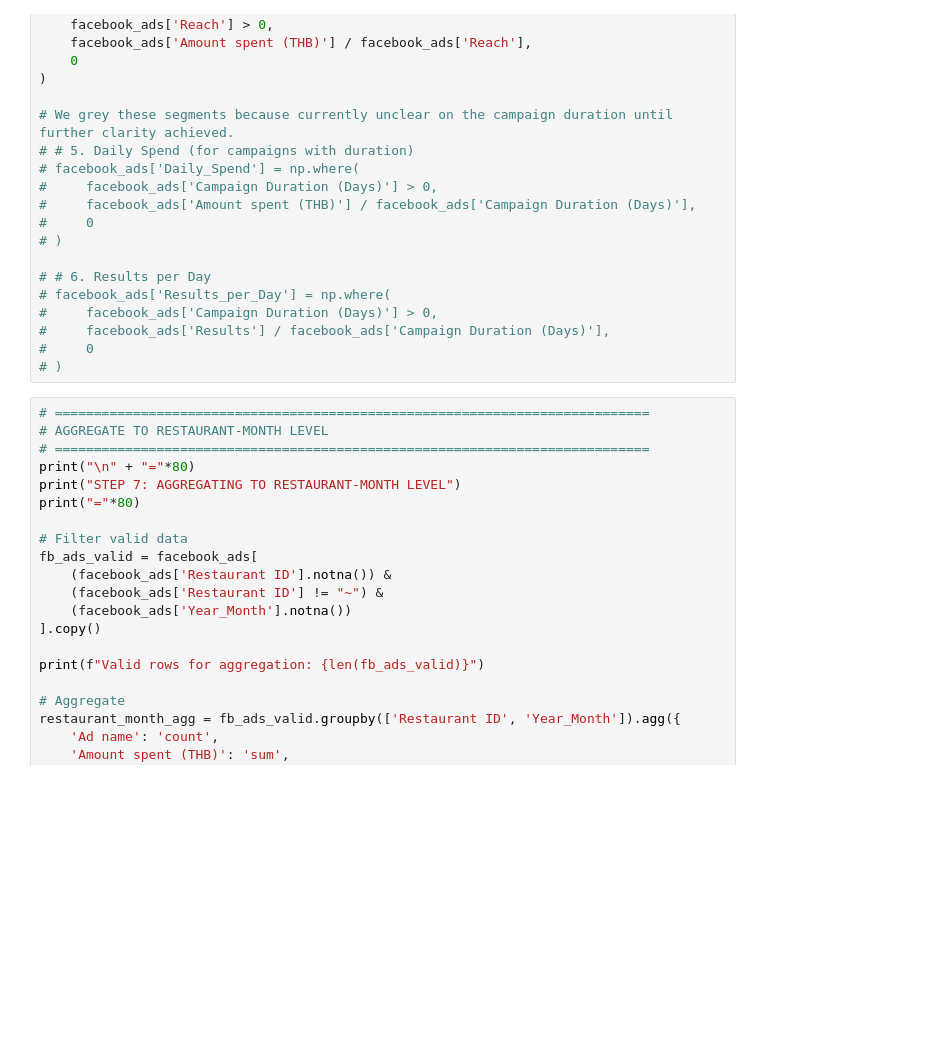
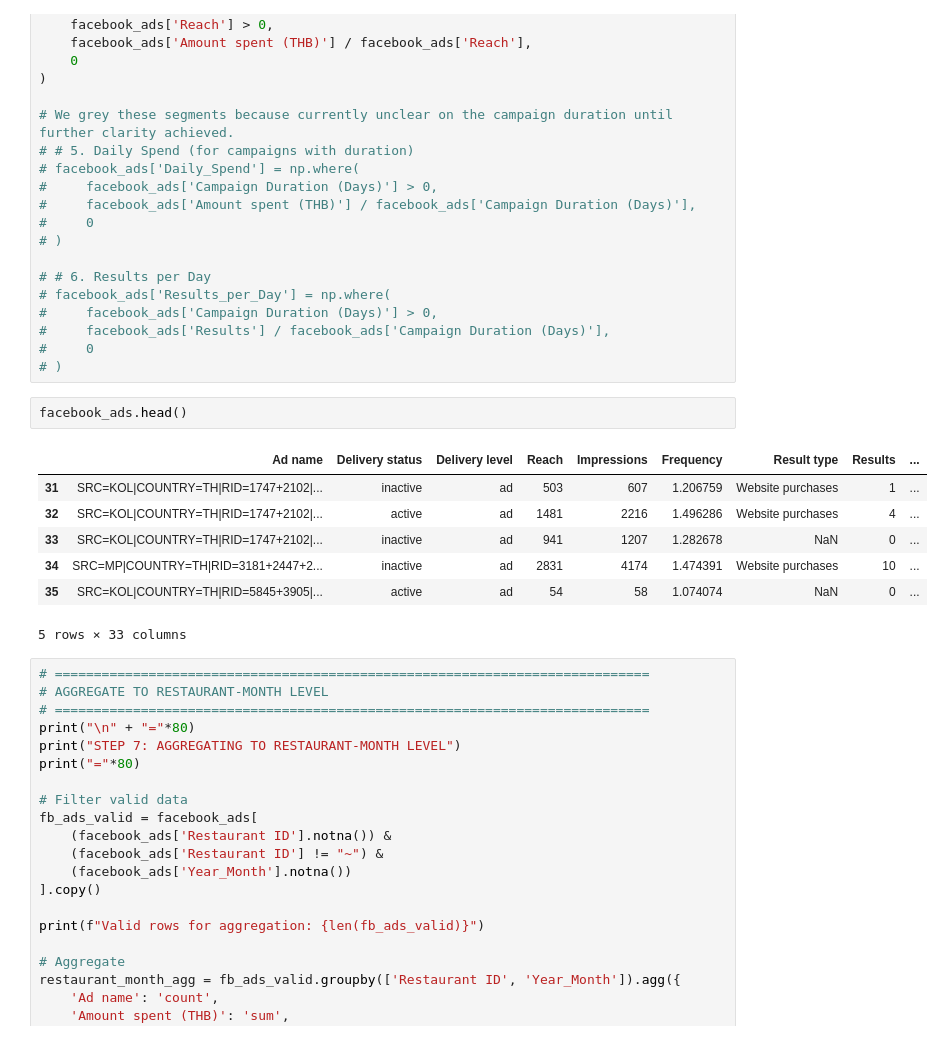
Before and after one commit to liyunling2/OPE, a Jupyter notebook: _1_eda/facebook_ads.ipynb, the cells around one changed output. Drawn from its saved outputs; the diff is of its cells as text; blank space fills up the shorter version.

```diff
--- a/_1_eda/facebook_ads.ipynb
+++ b/_1_eda/facebook_ads.ipynb
@@ -390,6 +292,16 @@ facebook_ads['Cost_per_Reach'] = np.where(
 #     facebook_ads['Results'] / facebook_ads['Campaign Duration (Days)'],
 #     0
 # )
+# %%
+facebook_ads.head()
+# %% [output]
+|  | Ad name | Delivery status | Delivery level | Reach | Impressions | Frequency | Result type | Results | ... |
+| 31 | SRC=KOL|COUNTRY=TH|RID=1747+2102|... | inactive | ad | 503 | 607 | 1.206759 | Website purchases | 1 | ... |
+| 32 | SRC=KOL|COUNTRY=TH|RID=1747+2102|... | active | ad | 1481 | 2216 | 1.496286 | Website purchases | 4 | ... |
+| 33 | SRC=KOL|COUNTRY=TH|RID=1747+2102|... | inactive | ad | 941 | 1207 | 1.282678 | NaN | 0 | ... |
+| 34 | SRC=MP|COUNTRY=TH|RID=3181+2447+2... | inactive | ad | 2831 | 4174 | 1.474391 | Website purchases | 10 | ... |
+| 35 | SRC=KOL|COUNTRY=TH|RID=5845+3905|... | active | ad | 54 | 58 | 1.074074 | NaN | 0 | ... |
+5 rows × 33 columns
 # %%
 # ============================================================================
 # AGGREGATE TO RESTAURANT-MONTH LEVEL
```
Also changed, not shown: parts of 7 cells of this notebook, 8 other files.
